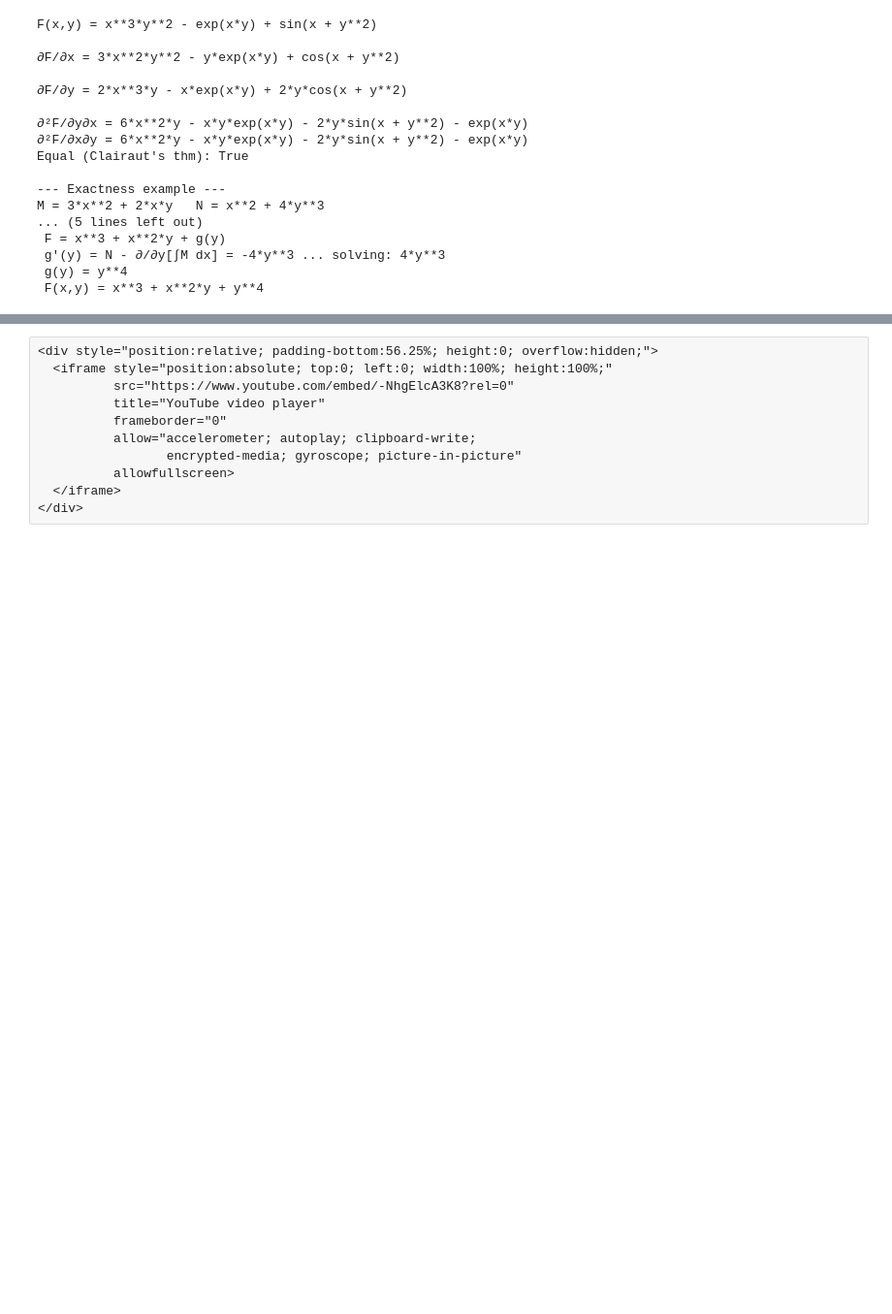
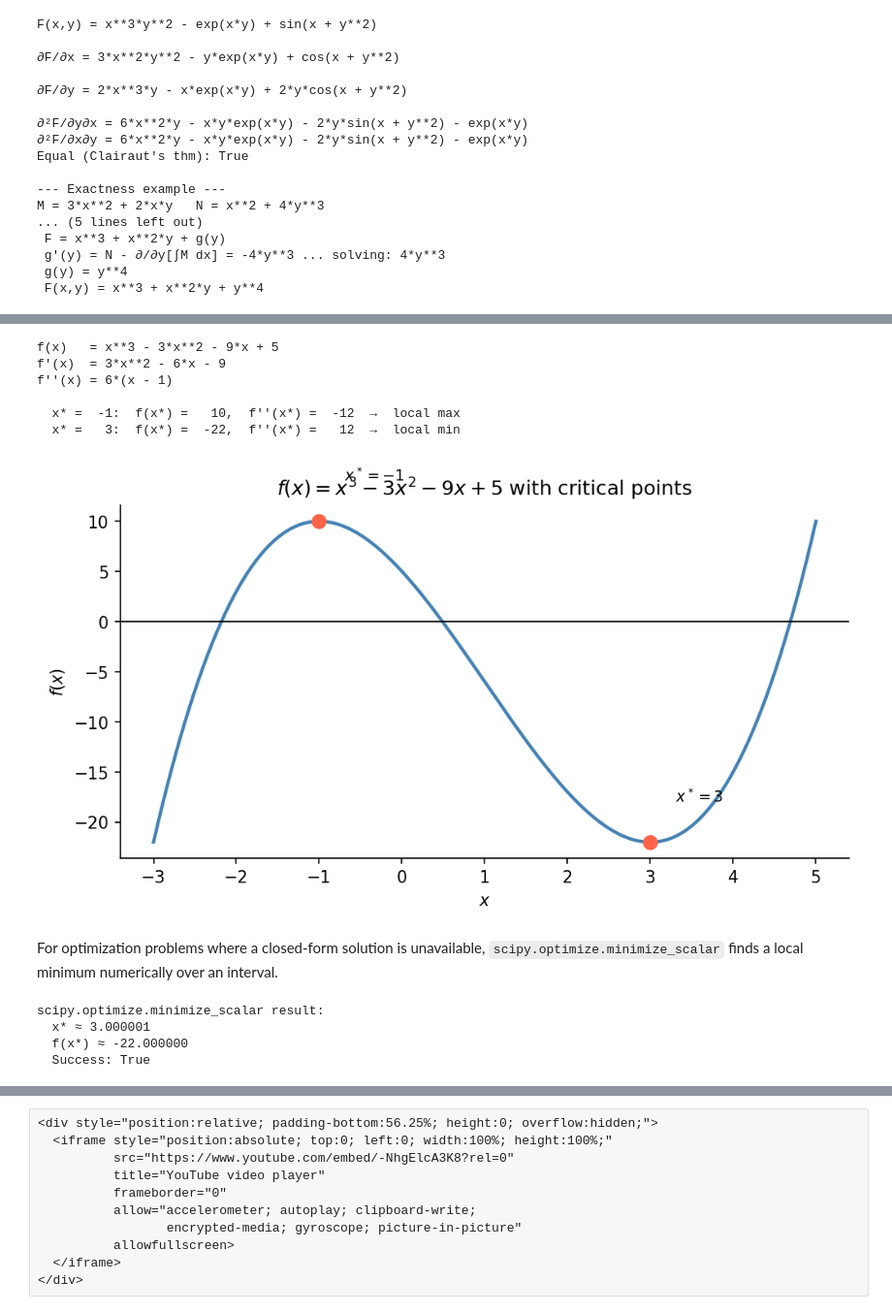
Before and after one commit to jmgraham30/math_341_diffeq, a Jupyter notebook: _site/calc_review.ipynb, the cells around one changed output, grey strips where cells are left out. Shown at 97% size. Drawn from its saved outputs; the diff is of its cells as text; code cells hidden in the pictures; blank space fills up the shorter version.

```diff
--- a/_site/calc_review.ipynb
+++ b/_site/calc_review.ipynb
@@ -747,0 +778,67 @@ M = 3*x**2 + 2*x*y   N = x**2 + 4*y**3
+# %%
+x = sym.Symbol('x')
+
+f = x**3 - 3*x**2 - 9*x + 5
+
+# Symbolic critical points and classification
+fp  = sym.diff(f, x)
+fpp = sym.diff(f, x, 2)
+crits = sym.solve(fp, x)
+
+print("f(x)   =", f)
+print("f'(x)  =", fp)
+print("f''(x) =", fpp)
+print()
+for c in crits:
+    second = fpp.subs(x, c)
+    kind = "local min" if second > 0 else "local max" if second < 0 else "inconclusive"
+    print(f"  x* = {int(c):>3}:  f(x*) = {int(f.subs(x,c)):>4},  f''(x*) = {int(second):>4}  →  {kind}")
+
+# Plot
+xv = np.linspace(-3, 5, 400)
+fv = xv**3 - 3*xv**2 - 9*xv + 5
+
+fig, ax = plt.subplots(figsize=(7, 4))
+ax.plot(xv, fv, color='steelblue', linewidth=2)
+for c in crits:
+    cv = float(c)
+    fval = float(f.subs(x, c))
+    ax.plot(cv, fval, 'o', color='tomato', markersize=8, zorder=5)
+    ax.annotate(f'$x^*={c}$', xy=(cv, fval),
+                xytext=(cv + 0.3, fval + 4), fontsize=9)
+ax.axhline(0, color='k', linewidth=0.8)
+ax.set_xlabel('$x$')
+ax.set_ylabel('$f(x)$')
+ax.set_title(r'$f(x) = x^3 - 3x^2 - 9x + 5$ with critical points')
+plt.tight_layout()
+plt.savefig('opt_1d.png', bbox_inches='tight')
+plt.show()
+# %% [output]
+f(x)   = x**3 - 3*x**2 - 9*x + 5
+f'(x)  = 3*x**2 - 6*x - 9
+f''(x) = 6*(x - 1)
+
+  x* =  -1:  f(x*) =   10,  f''(x*) =  -12  →  local max
+  x* =   3:  f(x*) =  -22,  f''(x*) =   12  →  local min
+[figure, added]
+# %% [markdown]
+For optimization problems where a closed-form solution is unavailable,
+`scipy.optimize.minimize_scalar` finds a local minimum numerically over
+an interval.
+# %%
+from scipy.optimize import minimize_scalar
+
+# Minimize f(x) = x^3 - 3x^2 - 9x + 5 on [-2, 5]
+def f_num(xv):
+    return xv**3 - 3*xv**2 - 9*xv + 5
+
+result = minimize_scalar(f_num, bounds=(-2, 5), method='bounded')
+print("scipy.optimize.minimize_scalar result:")
+print(f"  x* ≈ {result.x:.6f}")
+print(f"  f(x*) ≈ {result.fun:.6f}")
+print(f"  Success: {result.success}")
+# %% [output]
+scipy.optimize.minimize_scalar result:
+  x* ≈ 3.000001
+  f(x*) ≈ -22.000000
+  Success: True
```
Also changed, not shown: parts of 18 cells of this notebook, 12 other files.
